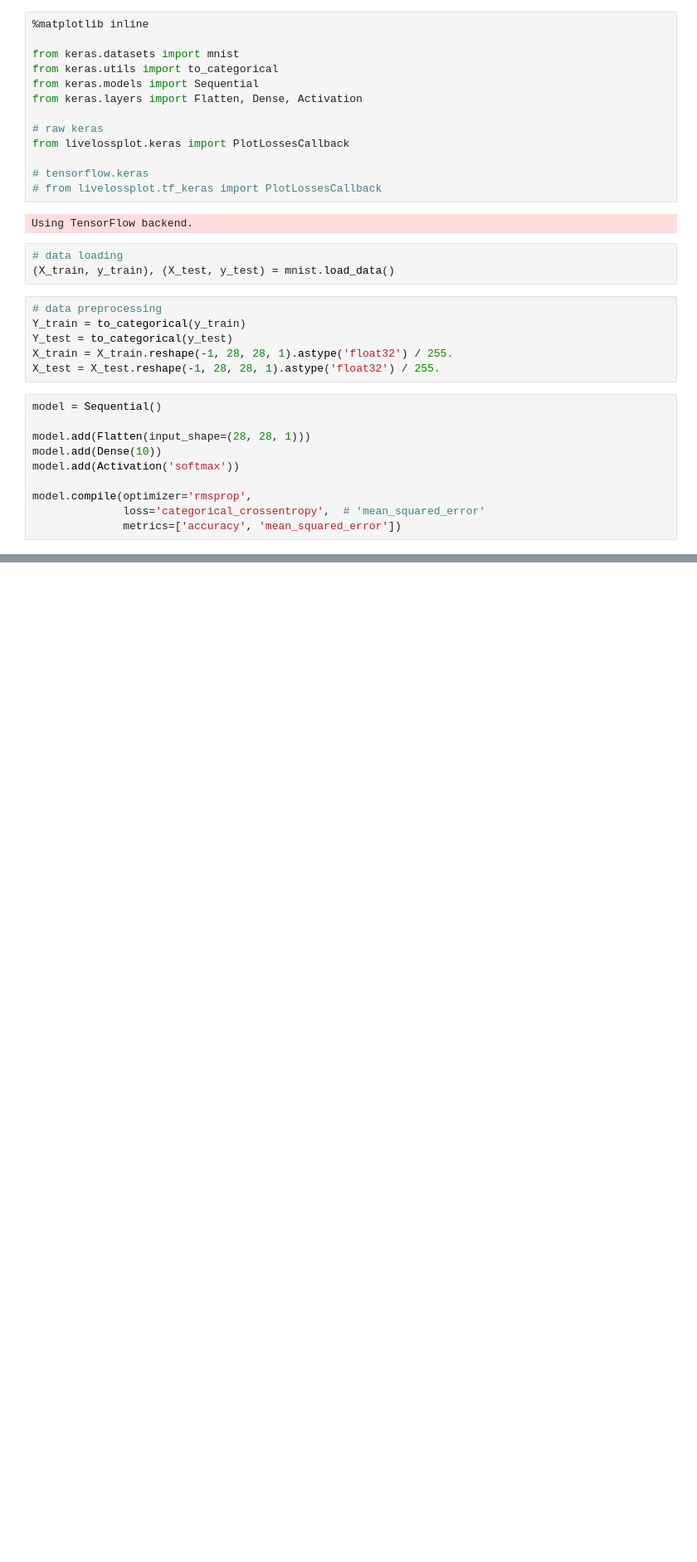
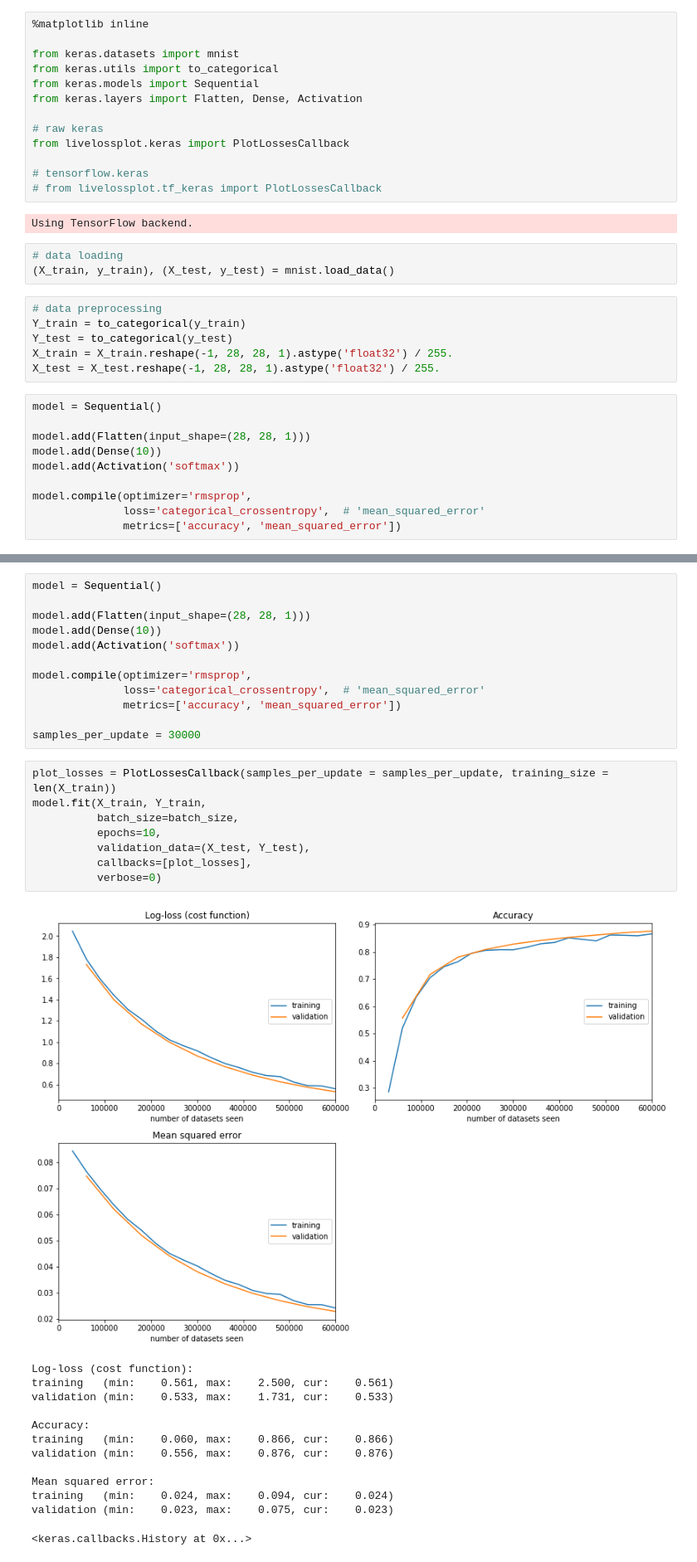
Before and after one commit to stared/livelossplot, a Jupyter notebook: examples/keras.ipynb, the cells around one changed output, grey strips where cells are left out. Shown at 83% size. Saved outputs shown, nothing was run; the diff lists cells and outputs as text; blank space fills up the shorter version.

Commit message:
implement samples_per_updaste to support x_axis that's not an epoch

```diff
--- a/examples/keras.ipynb
+++ b/examples/keras.ipynb
@@ -56,0 +59,34 @@ validation (min:    0.011, max:    0.013, cur:    0.011)
+# %%
+model = Sequential()
+
+model.add(Flatten(input_shape=(28, 28, 1)))
+model.add(Dense(10))
+model.add(Activation('softmax'))
+
+model.compile(optimizer='rmsprop',
+              loss='categorical_crossentropy',  # 'mean_squared_error'
+              metrics=['accuracy', 'mean_squared_error'])
+
+samples_per_update = 30000
+# %%
+plot_losses = PlotLossesCallback(samples_per_update = samples_per_update, training_size = len(X_train))
+model.fit(X_train, Y_train,
+          batch_size=batch_size,
+          epochs=10,
+          validation_data=(X_test, Y_test),
+          callbacks=[plot_losses],
+          verbose=0)
+# %% [output]
+[figure, added]
+Log-loss (cost function):
+training   (min:    0.561, max:    2.500, cur:    0.561)
+validation (min:    0.533, max:    1.731, cur:    0.533)
+
+Accuracy:
+training   (min:    0.060, max:    0.866, cur:    0.866)
+validation (min:    0.556, max:    0.876, cur:    0.876)
+
+Mean squared error:
+training   (min:    0.024, max:    0.094, cur:    0.024)
+validation (min:    0.023, max:    0.075, cur:    0.023)
+<keras.callbacks.History at 0x...>
```
Also changed, not shown: parts of 3 cells of this notebook, 6 other files.
